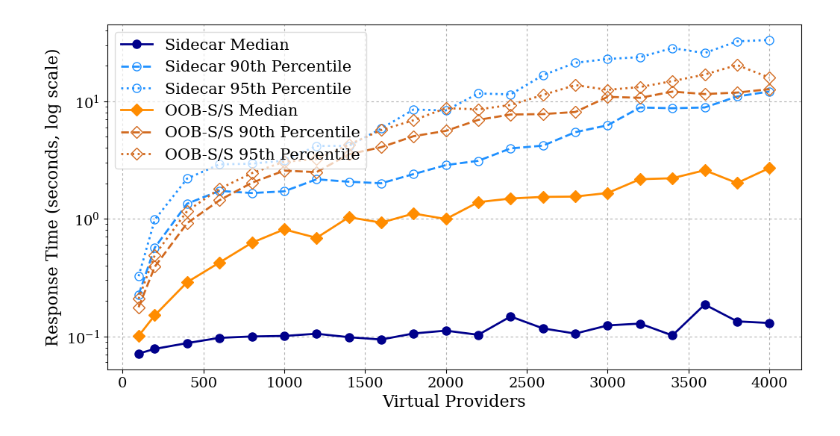
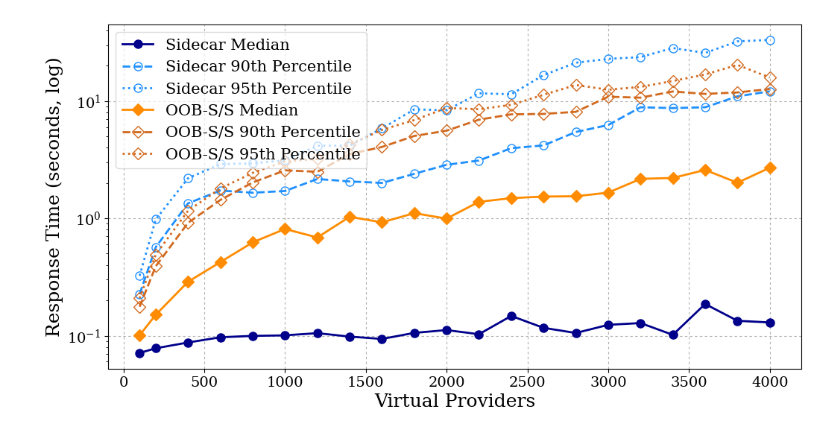
Before and after one commit to lokingdav/sidecar, a Jupyter notebook: jodi/prototype/experiments/results/scripts/exp3-k6-rt.ipynb, the cells around one changed output. Saved outputs shown, nothing was run; the diff lists cells and outputs as text; code cells hidden in the pictures.

```diff
--- a/jodi/prototype/experiments/results/scripts/exp3-k6-rt.ipynb
+++ b/jodi/prototype/experiments/results/scripts/exp3-k6-rt.ipynb
@@ -12,7 +12,7 @@ name  = "Sidecar"
 mpl.rcParams['font.family'] = 'serif'
 mpl.rcParams['font.size']   = 14
 
-labelFontSize=16
+labelFontSize=18
 lagendFontSize=15
 
 # Load the CSV file
@@ -58,32 +58,32 @@ for protocol in [jodi, oobss]:
         mkr = base_marker
         fc  = c if fill_marker[metric] else "none"
         ec  = c
 
         plt.plot(
             subset["VUs"],
             subset[metric],
             color=c,
             linestyle=ls,
             linewidth=2,
             marker=mkr,
             markersize=8,
             markerfacecolor=fc,
             markeredgecolor=ec,
             label=f"{proto_lbl} {metric if metric=='Median' else metric.replace('P(', '').replace(')', 'th Percentile')}"
         )
 
 plt.yscale("log")
 plt.xlabel("Virtual Providers", fontsize=labelFontSize)
-plt.ylabel("Response Time (seconds, log scale)", fontsize=labelFontSize)
+plt.ylabel("Response Time (seconds, log)", fontsize=labelFontSize)
 plt.legend(
     loc='upper left',
     fontsize=lagendFontSize,
     title_fontsize=lagendFontSize,
     framealpha=0.7
 )
 plt.grid(True, linestyle=(0, (3, 3)), linewidth=0.8, zorder=0)
 
 plt.savefig("../charts/res-time.pdf", bbox_inches='tight', dpi=300)
 plt.show()
 # %% [output]
-[figure, old version]
+[figure, new version]
```
Also changed, not shown: 1 other file.
